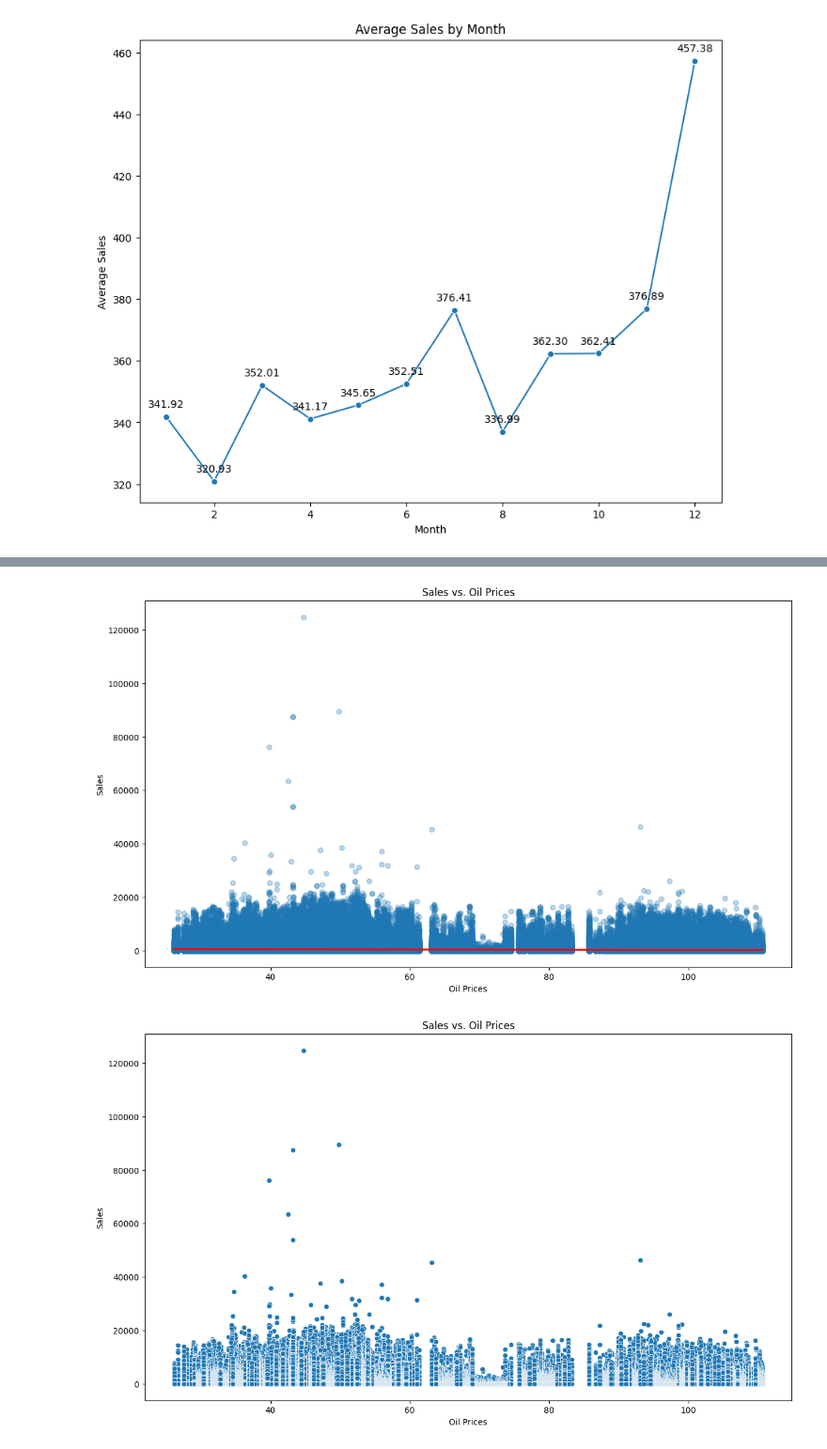
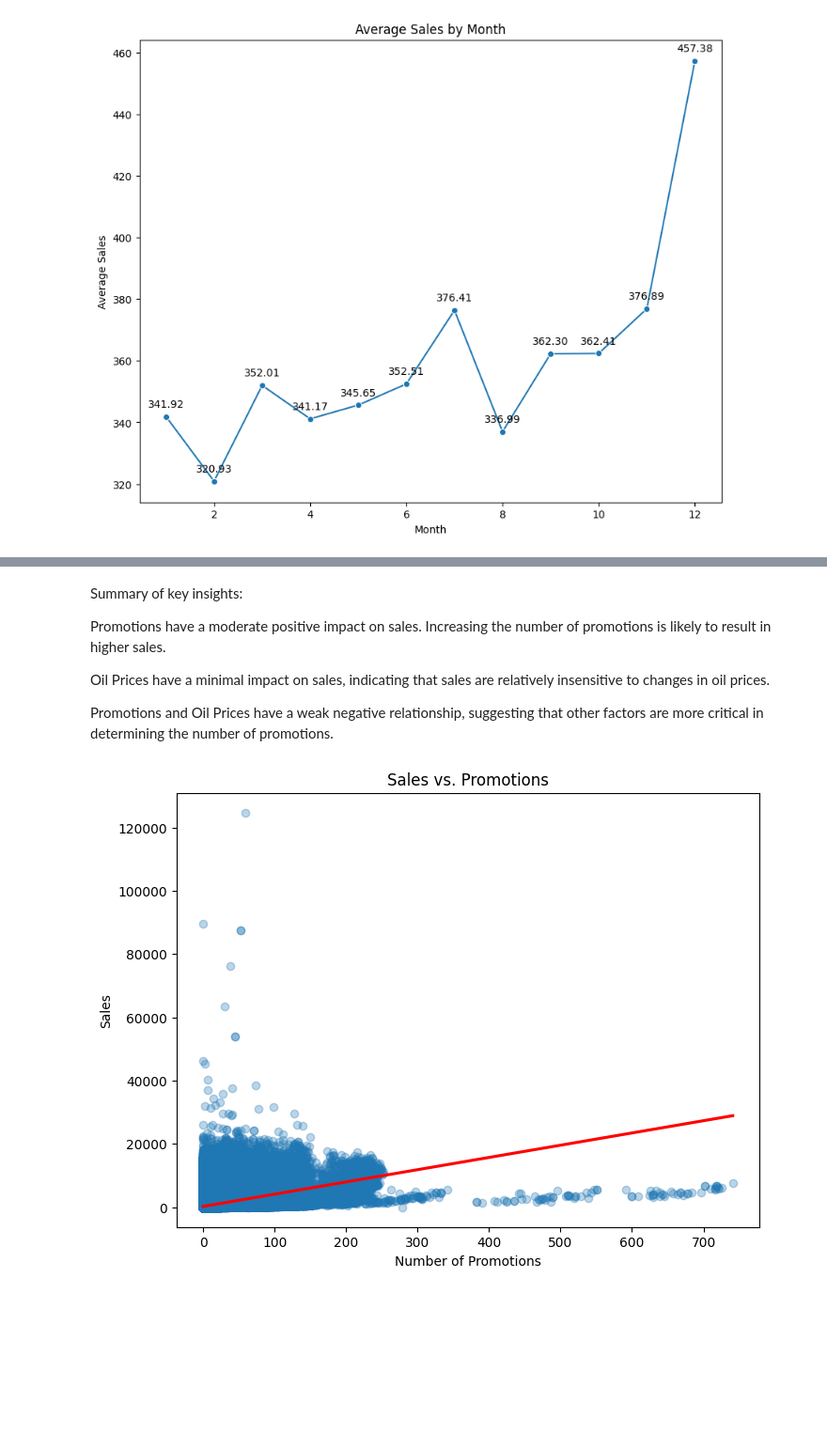
Before and after one commit to MillicentAgyir/LP3--Time-Series-Analysis, a Jupyter notebook: Notebooks/main-1.ipynb, the cells around one changed output, grey strips where cells are left out. Shown at 94% size. Cells and saved outputs as stored; diff of their text form; code cells hidden in the pictures; blank space fills up the shorter version.

```diff
--- a/Notebooks/main-1.ipynb
+++ b/Notebooks/main-1.ipynb
@@ -407,0 +545,14 @@ plt.show()
+# %%
+
+# Plot sales before and after the earthquake
+plt.figure(figsize=(8, 6))
+train_data['date'] = pd.to_datetime(train_data['date'])
+plt.plot(train_data['date'], train_data['sales'], label='Daily Sales', alpha=0.5)
+plt.axvline(pd.to_datetime('2016-04-16'), color='red', linestyle='--', label='Earthquake')
+plt.axhline(pre_earthquake_sales, color='blue', linestyle='--', label='Average Sales Before Earthquake')
+plt.axhline(post_earthquake_sales, color='green', linestyle='--', label='Average Sales After Earthquake')
+plt.title('Sales Trend Before and After Earthquake')
+plt.xlabel('Date')
+plt.ylabel('Sales')
+plt.legend()
+plt.show()
@@ -408,18 +643,18 @@ plt.show()
+# %% [markdown]
+Summary of key insights:
+
+Promotions have a moderate positive impact on sales. Increasing the number of promotions is likely to result in higher sales.
+
+Oil Prices have a minimal impact on sales, indicating that sales are relatively insensitive to changes in oil prices.
+
+Promotions and Oil Prices have a weak negative relationship, suggesting that other factors are more critical in determining the number of promotions.
 # %%
-#Impact of oil prices
-plt.figure(figsize=(14, 8))
-sns.regplot(x='dcoilwtico', y='sales', data=train_data, scatter_kws={'alpha':0.3}, line_kws={"color":"red"})
-plt.title('Sales vs. Oil Prices')
-plt.xlabel('Oil Prices')
+# Visualize the relationship between sales and promotion with a red regression line
+plt.figure(figsize=(8, 6))
+sns.regplot(x='onpromotion', y='sales', data=train_data, scatter_kws={'alpha':0.3}, line_kws={'color': 'red'})
+plt.title('Sales vs. Promotions')
+plt.xlabel('Number of Promotions')
 plt.ylabel('Sales')
 plt.show()
-
-plt.figure(figsize=(14, 8))
-sns.scatterplot(x='dcoilwtico', y='sales', data=train_data)
-plt.title('Sales vs. Oil Prices')
-plt.xlabel('Oil Prices')
-plt.ylabel('Sales')
-plt.show()
 # %% [output]
-[figure, old version]
+[figure, new version]
-[figure, removed]
```
Also changed, not shown: parts of 32 cells of this notebook.
